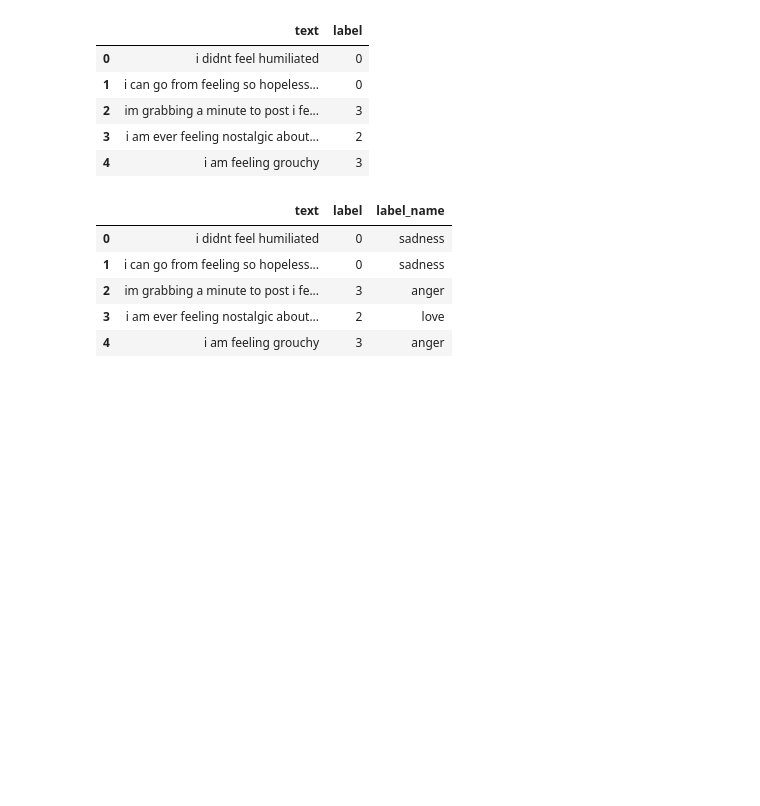
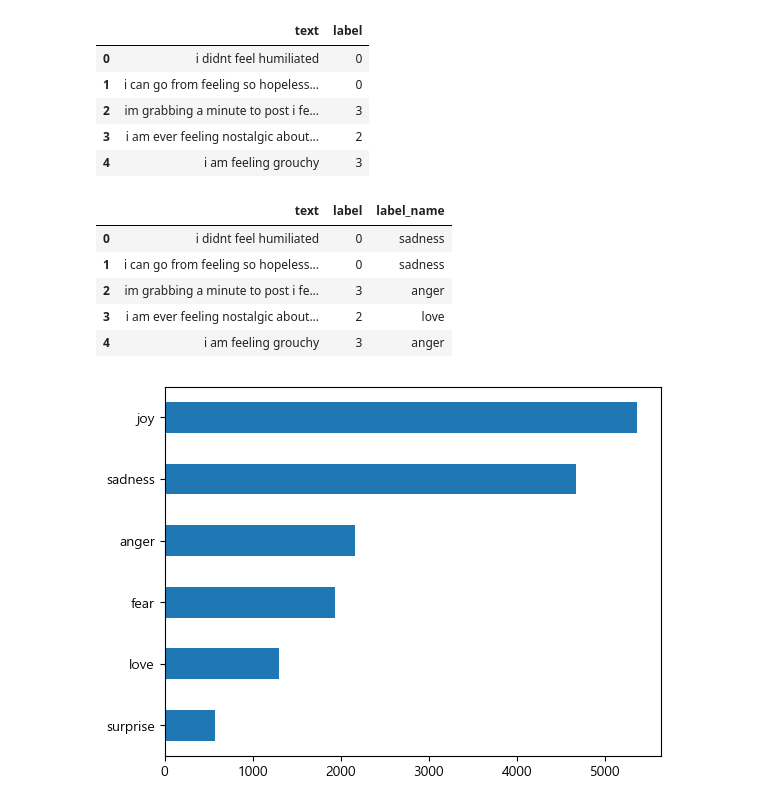
Before and after one commit to zknight666/bit_study, a Jupyter notebook: transformers_test/02_text_classificaiton_emotion.ipynb, the cells around one changed output. Cells and saved outputs as stored; diff of their text form; code cells hidden in the pictures; blank space fills up the shorter version.

```diff
--- a/transformers_test/02_text_classificaiton_emotion.ipynb
+++ b/transformers_test/02_text_classificaiton_emotion.ipynb
@@ -97,3 +97,12 @@ df.head()
 | 2 | im grabbing a minute to post i fe... | 3 | anger |
 | 3 | i am ever feeling nostalgic about... | 2 | love |
 | 4 | i am feeling grouchy | 3 | anger |
+# %%
+import matplotlib.pyplot as plt
+
+df["label_name"].value_counts(ascending=True).plot.barh() ## barh형태
+plt.show()
+# 클래스 내 데이터 불균형 확인 -> 소수 data oversampling 또는 다수 클래스 undersampling
+# pip install -U imbalanced-learn , api 사용 나중에
+# %% [output]
+[figure, added]
```
Also changed, not shown: parts of 13 cells of this notebook.
